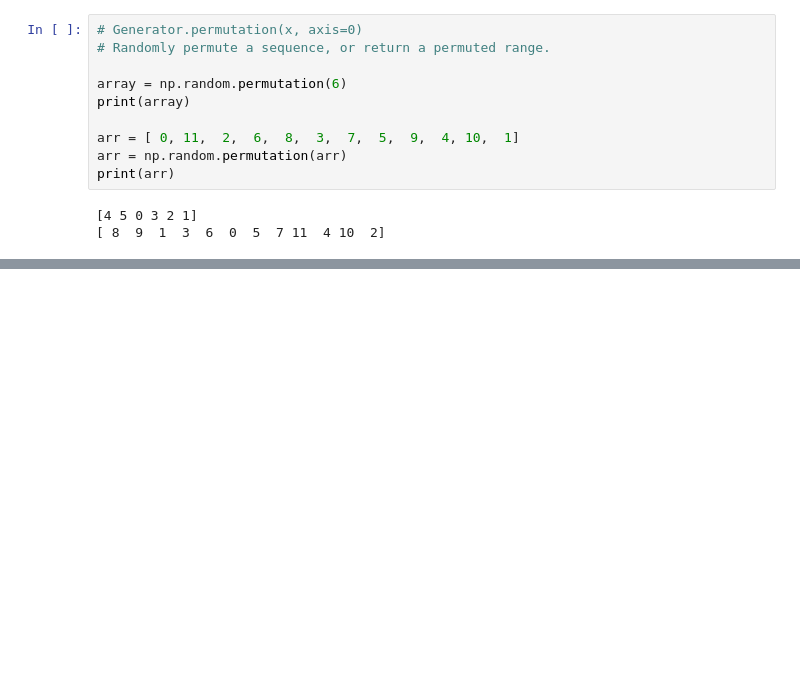
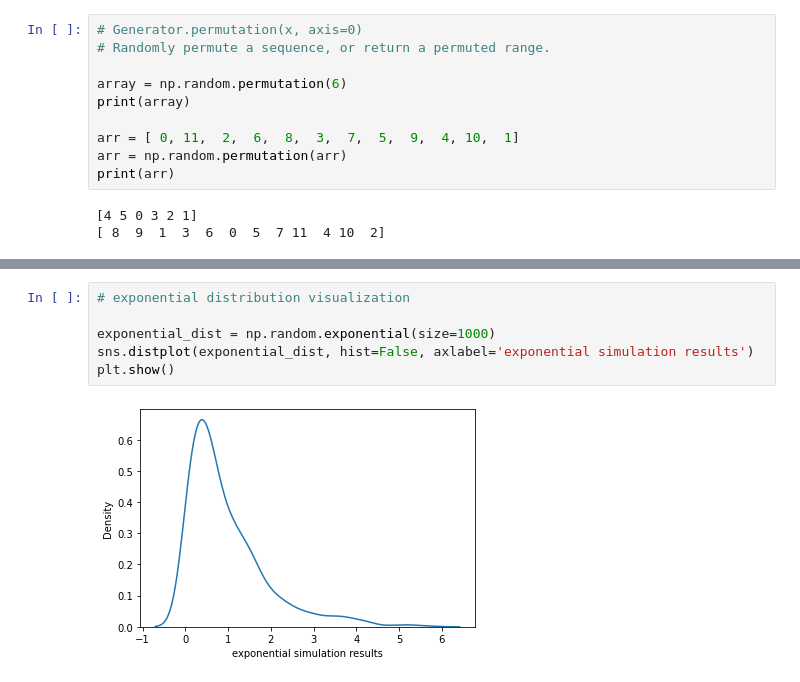
Before and after one commit to AzizDialloG/Programming_Data_Analysis_NumpyRandom, a Jupyter notebook: Programming_Data_Analysis_NumpyRandom.ipynb, the cells around one changed output, grey strips where cells are left out. Drawn from its saved outputs; the diff is of its cells as text; blank space fills up the shorter version.

```diff
--- a/Programming_Data_Analysis_NumpyRandom.ipynb
+++ b/Programming_Data_Analysis_NumpyRandom.ipynb
@@ -95,0 +156,8 @@ print(arr)
+# %%
+# exponential distribution visualization
+
+exponential_dist = np.random.exponential(size=1000)
+sns.distplot(exponential_dist, hist=False, axlabel='exponential simulation results')
+plt.show()
+# %% [output]
+[figure, added]
```
Also changed, not shown: parts of 10 cells of this notebook.
